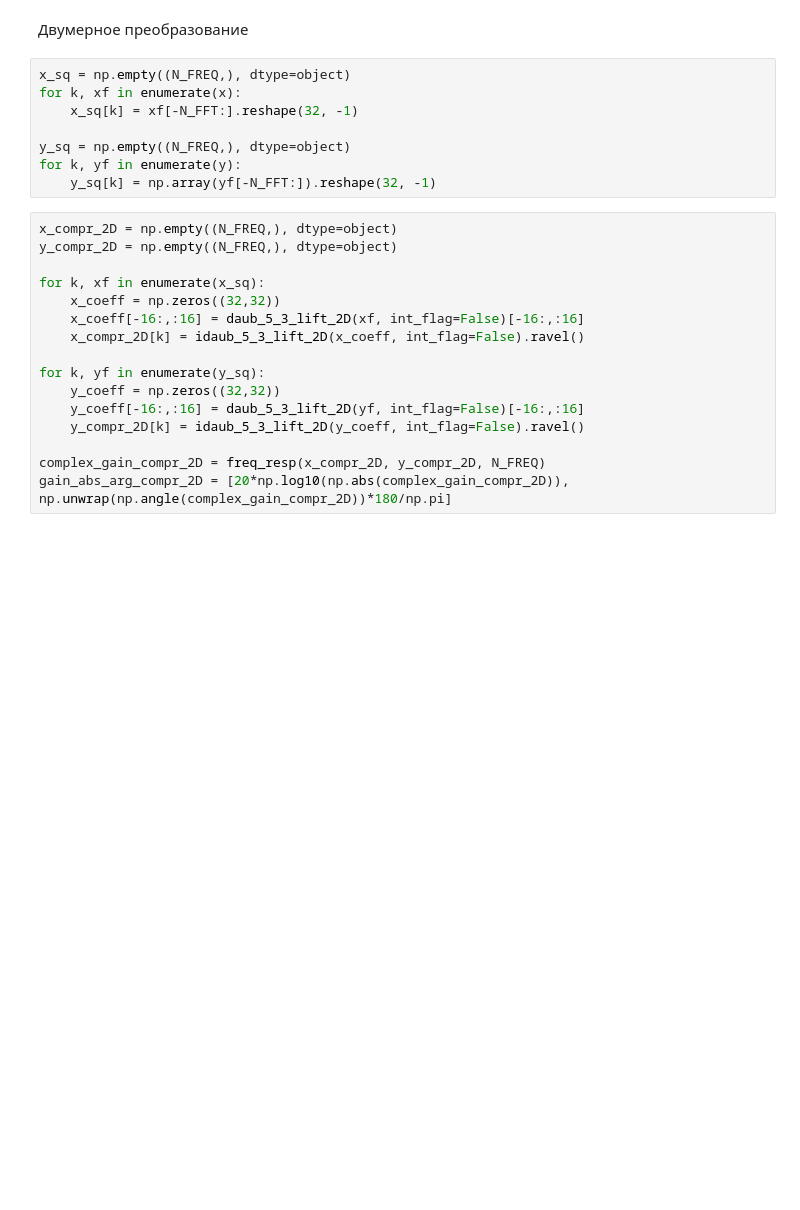
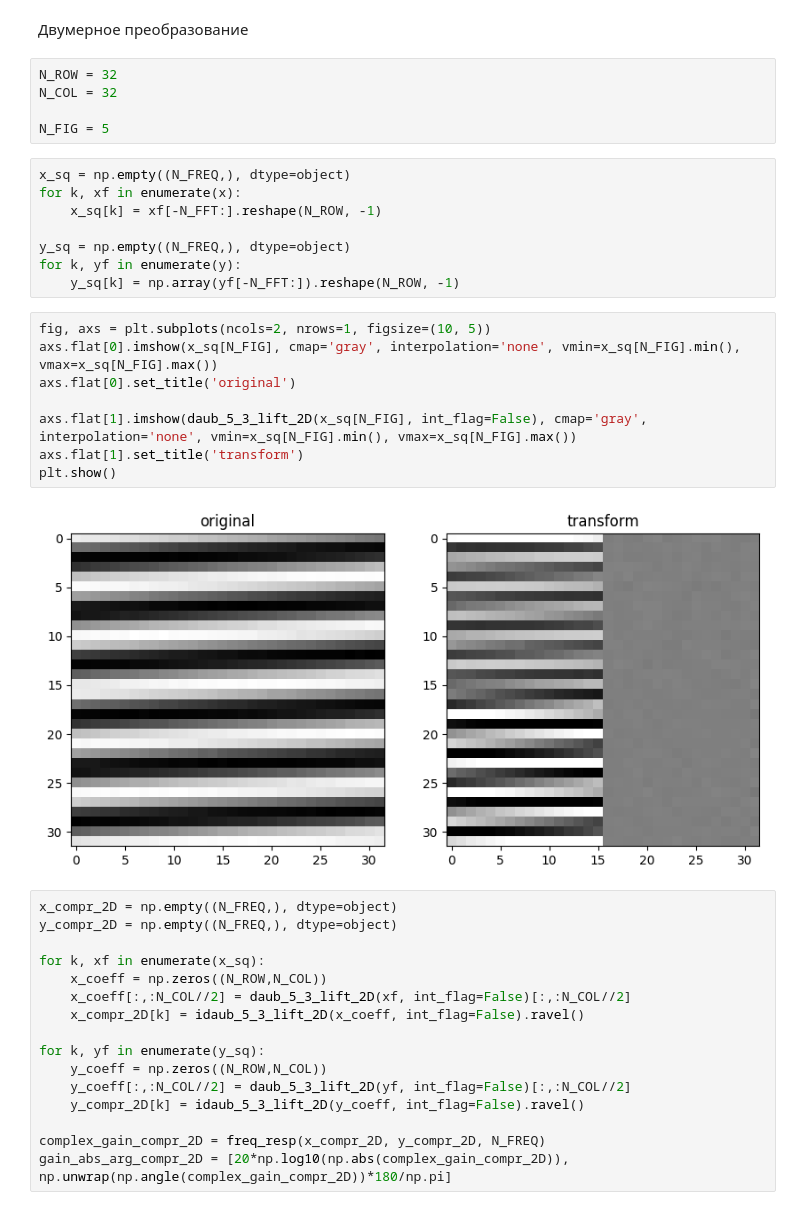
Before and after one commit to romangorbunov91/daub_5_3-int-to-int, a Jupyter notebook: fft_test.ipynb, the cells around one changed output. Drawn from its saved outputs; the diff is of its cells as text; blank space fills up the shorter version.

```diff
--- a/fft_test.ipynb
+++ b/fft_test.ipynb
@@ -179,25 +181,40 @@ plt.show()
 # %% [markdown]
 Двумерное преобразование
+# %%
+N_ROW = 32
+N_COL = 32
+
+N_FIG = 5
 # %%
 x_sq = np.empty((N_FREQ,), dtype=object)
 for k, xf in enumerate(x):
-    x_sq[k] = xf[-N_FFT:].reshape(32, -1)
+    x_sq[k] = xf[-N_FFT:].reshape(N_ROW, -1)
 
 y_sq = np.empty((N_FREQ,), dtype=object)
 for k, yf in enumerate(y):
-    y_sq[k] = np.array(yf[-N_FFT:]).reshape(32, -1)
+    y_sq[k] = np.array(yf[-N_FFT:]).reshape(N_ROW, -1)
+# %%
+fig, axs = plt.subplots(ncols=2, nrows=1, figsize=(10, 5))
+axs.flat[0].imshow(x_sq[N_FIG], cmap='gray', interpolation='none', vmin=x_sq[N_FIG].min(), vmax=x_sq[N_FIG].max())
+axs.flat[0].set_title('original')
+
+axs.flat[1].imshow(daub_5_3_lift_2D(x_sq[N_FIG], int_flag=False), cmap='gray', interpolation='none', vmin=x_sq[N_FIG].min(), vmax=x_sq[N_FIG].max())
+axs.flat[1].set_title('transform')
+plt.show()
+# %% [output]
+[figure, added]
 # %%
 x_compr_2D = np.empty((N_FREQ,), dtype=object)
 y_compr_2D = np.empty((N_FREQ,), dtype=object)
 
 for k, xf in enumerate(x_sq):
-    x_coeff = np.zeros((32,32))
-    x_coeff[-16:,:16] = daub_5_3_lift_2D(xf, int_flag=False)[-16:,:16]
+    x_coeff = np.zeros((N_ROW,N_COL))
+    x_coeff[:,:N_COL//2] = daub_5_3_lift_2D(xf, int_flag=False)[:,:N_COL//2]
     x_compr_2D[k] = idaub_5_3_lift_2D(x_coeff, int_flag=False).ravel()
 
 for k, yf in enumerate(y_sq):
-    y_coeff = np.zeros((32,32))
-    y_coeff[-16:,:16] = daub_5_3_lift_2D(yf, int_flag=False)[-16:,:16]
+    y_coeff = np.zeros((N_ROW,N_COL))
+    y_coeff[:,:N_COL//2] = daub_5_3_lift_2D(yf, int_flag=False)[:,:N_COL//2]
     y_compr_2D[k] = idaub_5_3_lift_2D(y_coeff, int_flag=False).ravel()
 
 complex_gain_compr_2D = freq_resp(x_compr_2D, y_compr_2D, N_FREQ)
```
Also changed, not shown: parts of 13 cells of this notebook, 1 other file.
